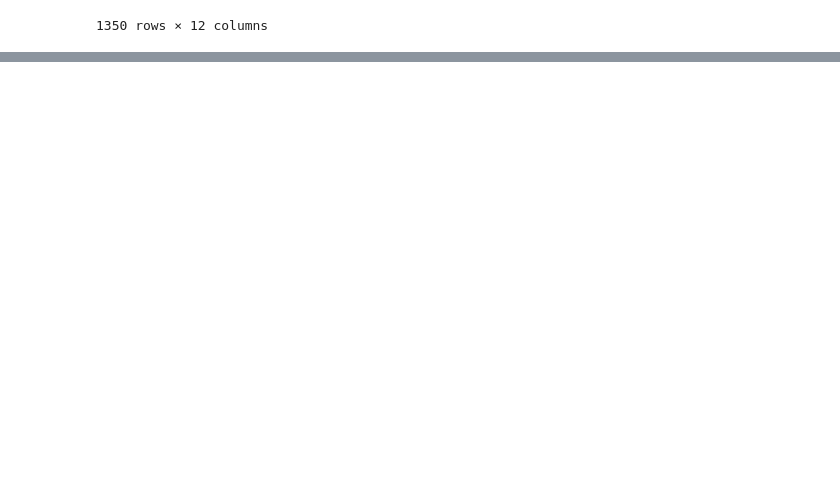
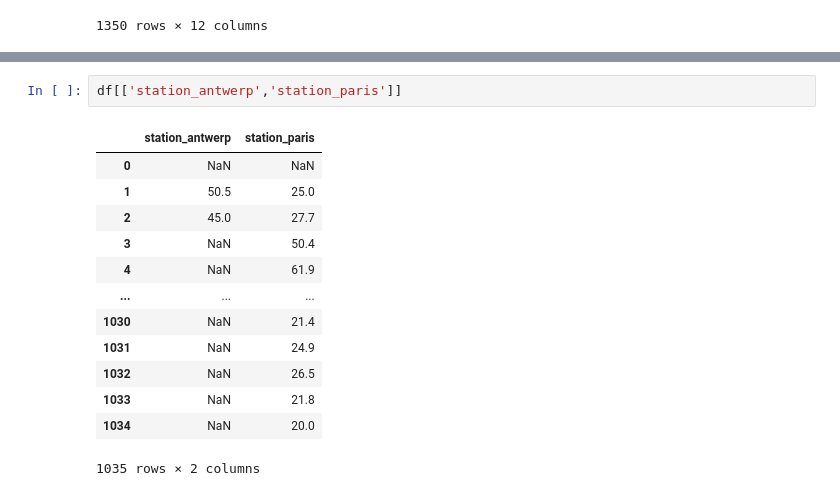
Before and after one commit to Digvijay1000/Pandas, a Jupyter notebook: Digvi_Practice_Pandas.ipynb, the cells around one changed output, grey strips where cells are left out. Saved outputs shown, nothing was run; the diff lists cells and outputs as text; blank space fills up the shorter version.

```diff
--- a/Digvi_Practice_Pandas.ipynb
+++ b/Digvi_Practice_Pandas.ipynb
@@ -1079,0 +1270,16 @@ df[df['Pclass'].isin([2,3])]
+# %%
+df[['station_antwerp','station_paris']]
+# %% [output]
+|  | station_antwerp | station_paris |
+| 0 | NaN | NaN |
+| 1 | 50.5 | 25.0 |
+| 2 | 45.0 | 27.7 |
+| 3 | NaN | 50.4 |
+| 4 | NaN | 61.9 |
+| ... | ... | ... |
+| 1030 | NaN | 21.4 |
+| 1031 | NaN | 24.9 |
+| 1032 | NaN | 26.5 |
+| 1033 | NaN | 21.8 |
+| 1034 | NaN | 20.0 |
+1035 rows × 2 columns
```
Also changed, not shown: parts of 34 cells of this notebook, 4 other files.
